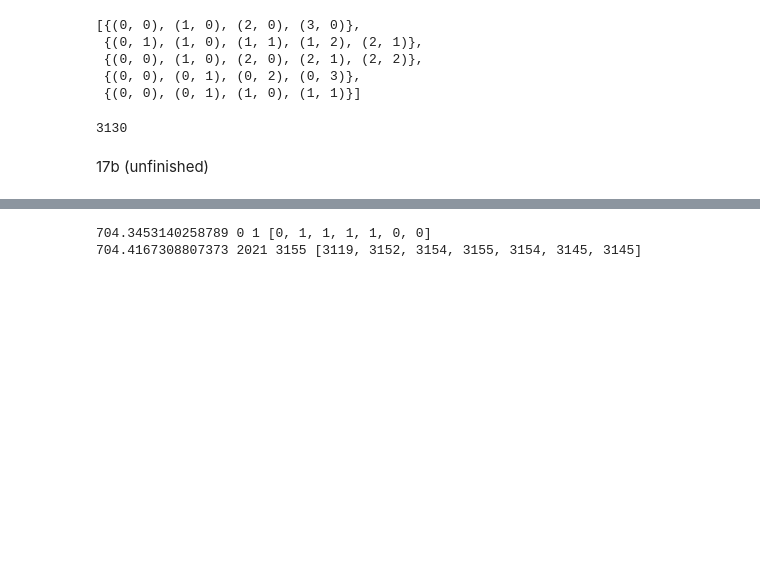
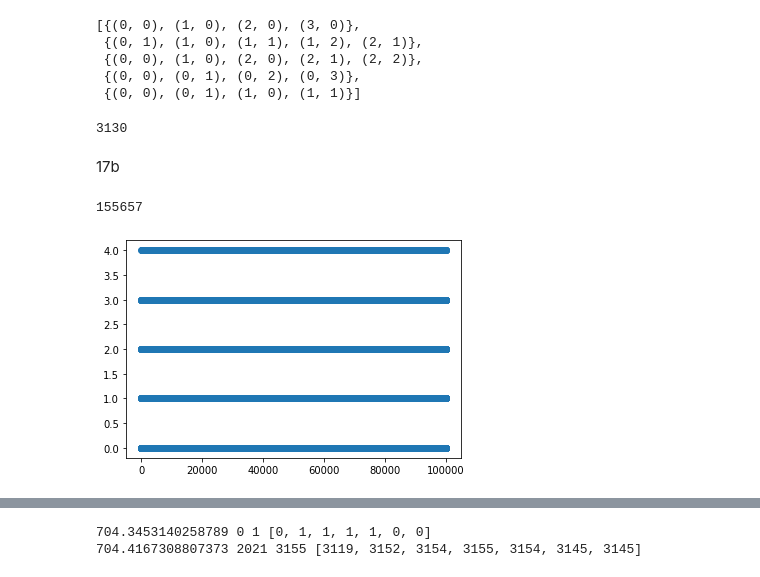
Before and after one commit to coolcomputery/Advent-of-Code, a Jupyter notebook: 2022.ipynb, the cells around one changed output, grey strips where cells are left out. Saved outputs shown, nothing was run; the diff lists cells and outputs as text; code cells hidden in the pictures; blank space fills up the shorter version.

```diff
--- a/2022.ipynb
+++ b/2022.ipynb
@@ -75,4 +75,50 @@ print(floor)#,board
 # %% [output]
 3130
 # %% [markdown]
-17b (unfinished)
+17b
+# %%
+with open('in.txt') as f:
+    jet=f.read()
+W=7
+board={(x,0) for x in range(W)}
+floor=0
+t,r=0,0
+floors=[floor]
+for _ in range(100_000):
+    rck=ROCKS[r]
+    wx,wy=max(x for x,y in rck),max(y for x,y in rck)
+    px,py=2,floor+4
+    #print('\t',px,py,wx,wy,W-1-wx)
+    while True:
+        sh=jet[t]
+        if sh=='>':
+            if px+1<=W-1-wx and len(shifted(rck,px+1,py)&board)==0:
+                px+=1
+        else:
+            if px-1>=0 and len(shifted(rck,px-1,py)&board)==0:
+                px-=1
+        t=(t+1)%len(jet)
+        #print('\t',sh,px,py)
+        if len(shifted(rck,px,py-1)&board)>0:
+            break
+        py-=1
+    board.update(shifted(rck,px,py))
+    floor=max(floor,py+wy)
+    floors.append(floor)
+    #print(px,py,floor)
+    r=(r+1)%len(ROCKS)
+print(floor)#,board
+# for y in range(floor,-1,-1):
+#     for x in range(W):
+#         print(('-' if y==0 else '#') if (x,y) in board else '.',end='')
+#     print('')
+# %% [output]
+155657
+# %%
+import matplotlib.pyplot as plt
+plt.figure()
+A=np.array(floors)
+plt.scatter(range(len(A)-1),A[1:]-A[:-1])
+plt.show()
+# %% [output]
+[figure, added]
```
Also changed, not shown: parts of 7 cells of this notebook.
